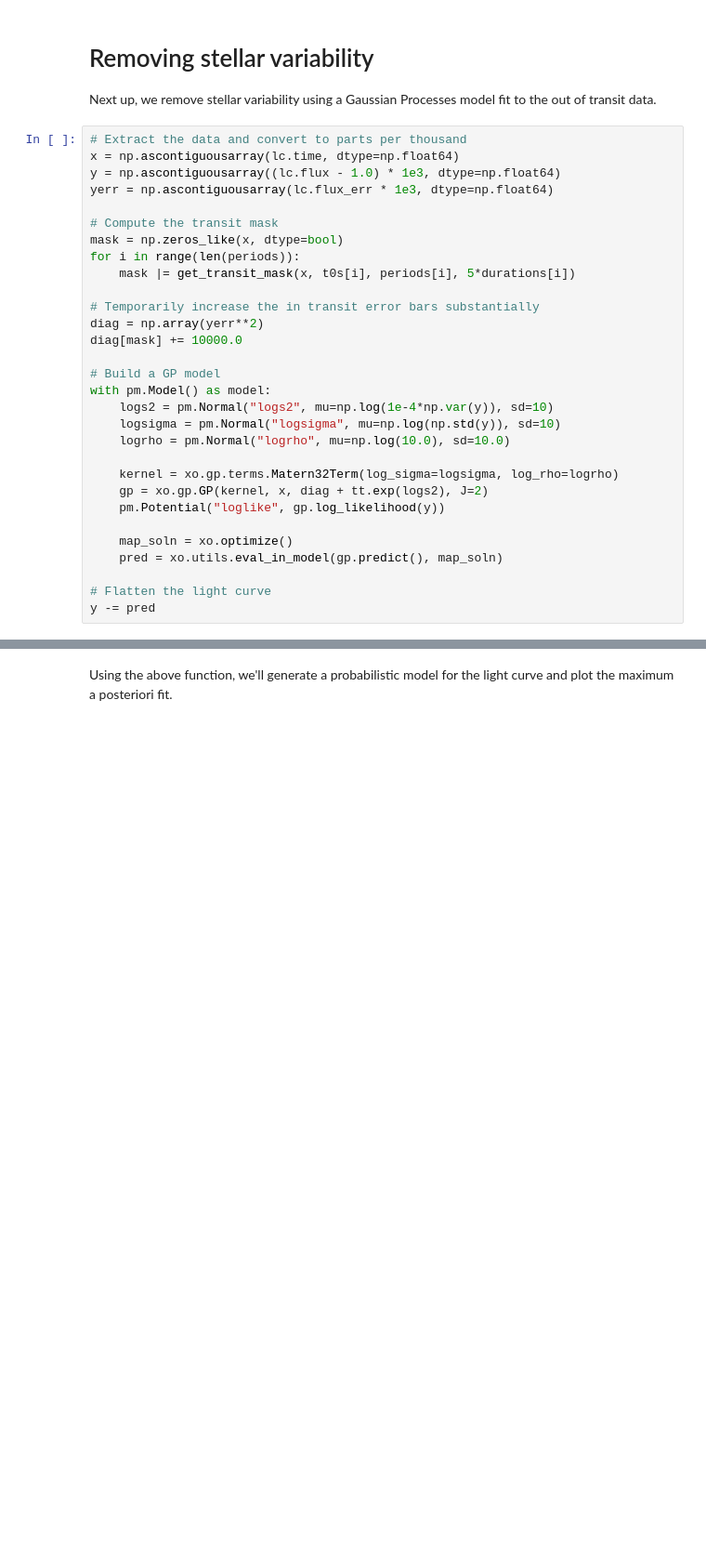
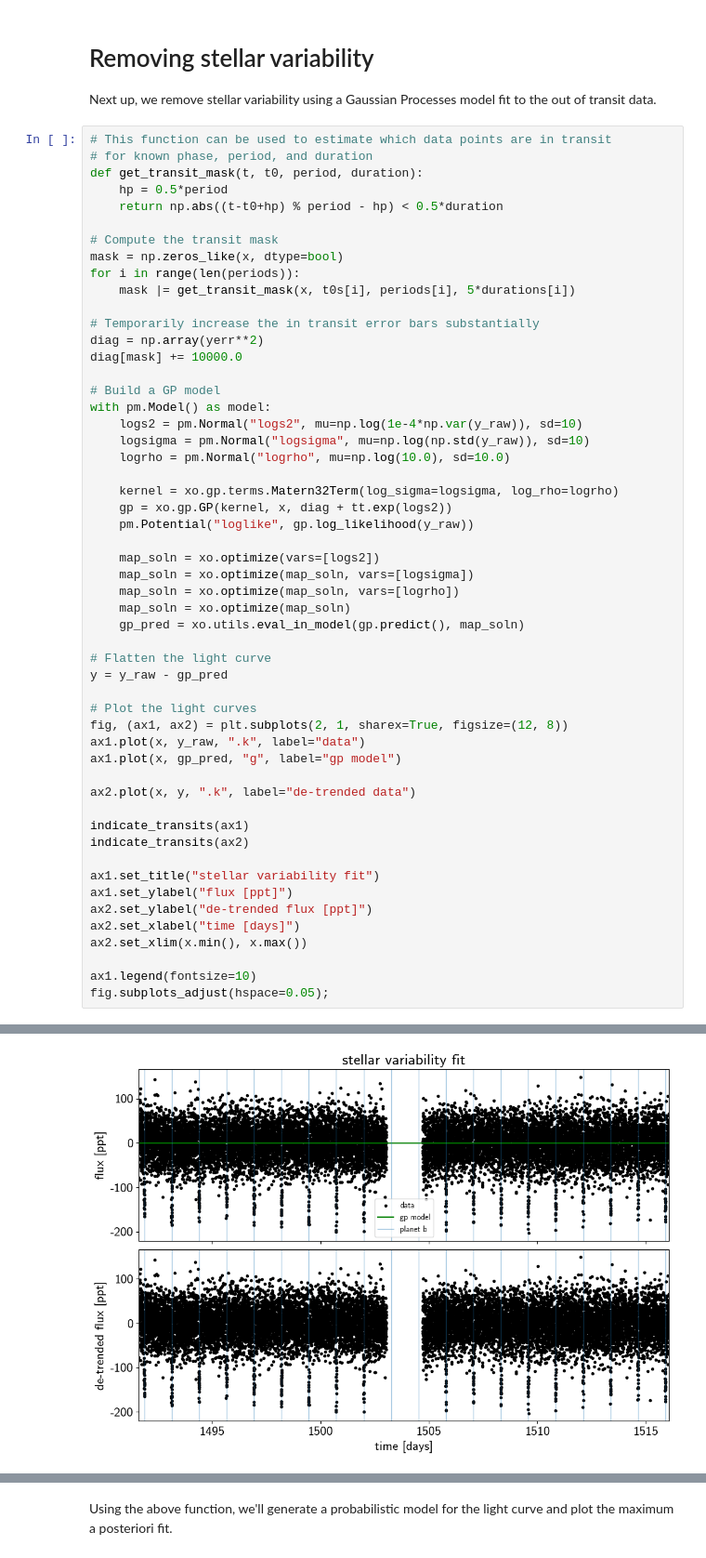
Before and after one commit to dfm/tess-atlas, a Jupyter notebook: template.ipynb, the cells around one changed output, grey strips where cells are left out. Shown at 93% size. Drawn from its saved outputs; the diff is of its cells as text; blank space fills up the shorter version.

```diff
--- a/template.ipynb
+++ b/template.ipynb
@@ -190,10 +302,11 @@ Audio(y, rate=rate)
 
 Next up, we remove stellar variability using a Gaussian Processes model fit to the out of transit data.
 # %%
-# Extract the data and convert to parts per thousand
-x = np.ascontiguousarray(lc.time, dtype=np.float64)
-y = np.ascontiguousarray((lc.flux - 1.0) * 1e3, dtype=np.float64)
-yerr = np.ascontiguousarray(lc.flux_err * 1e3, dtype=np.float64)
+# This function can be used to estimate which data points are in transit
+# for known phase, period, and duration
+def get_transit_mask(t, t0, period, duration):
+    hp = 0.5*period
+    return np.abs((t-t0+hp) % period - hp) < 0.5*duration
 
 # Compute the transit mask
 mask = np.zeros_like(x, dtype=bool)
@@ -206,17 +319,39 @@ diag[mask] += 10000.0
 
 # Build a GP model
 with pm.Model() as model:
-    logs2 = pm.Normal("logs2", mu=np.log(1e-4*np.var(y)), sd=10)
-    logsigma = pm.Normal("logsigma", mu=np.log(np.std(y)), sd=10)
+    logs2 = pm.Normal("logs2", mu=np.log(1e-4*np.var(y_raw)), sd=10)
+    logsigma = pm.Normal("logsigma", mu=np.log(np.std(y_raw)), sd=10)
     logrho = pm.Normal("logrho", mu=np.log(10.0), sd=10.0)
 
     kernel = xo.gp.terms.Matern32Term(log_sigma=logsigma, log_rho=logrho)
-    gp = xo.gp.GP(kernel, x, diag + tt.exp(logs2), J=2)
-    pm.Potential("loglike", gp.log_likelihood(y))
+    gp = xo.gp.GP(kernel, x, diag + tt.exp(logs2))
+    pm.Potential("loglike", gp.log_likelihood(y_raw))
 
-    map_soln = xo.optimize()
-    pred = xo.utils.eval_in_model(gp.predict(), map_soln)
+    map_soln = xo.optimize(vars=[logs2])
+    map_soln = xo.optimize(map_soln, vars=[logsigma])
+    map_soln = xo.optimize(map_soln, vars=[logrho])
+    map_soln = xo.optimize(map_soln)
+    gp_pred = xo.utils.eval_in_model(gp.predict(), map_soln)
 
 # Flatten the light curve
-y -= pred
+y = y_raw - gp_pred
+
+# Plot the light curves
+fig, (ax1, ax2) = plt.subplots(2, 1, sharex=True, figsize=(12, 8))
+ax1.plot(x, y_raw, ".k", label="data")
+ax1.plot(x, gp_pred, "g", label="gp model")
+
+ax2.plot(x, y, ".k", label="de-trended data")
+
+indicate_transits(ax1)
+indicate_transits(ax2)
+
+ax1.set_title("stellar variability fit")
+ax1.set_ylabel("flux [ppt]")
+ax2.set_ylabel("de-trended flux [ppt]")
+ax2.set_xlabel("time [days]")
+ax2.set_xlim(x.min(), x.max())
+
+ax1.legend(fontsize=10)
+fig.subplots_adjust(hspace=0.05);
 # %% [output]
@@ -226,3 +370,4 @@ logp: -51303.1181031617 -> -50001.29971985724
+[figure, added]
 # %% [markdown]
 ## Transit model in PyMC3 & exoplanet
 
```
Also changed, not shown: parts of 29 cells of this notebook, 5 other files.
